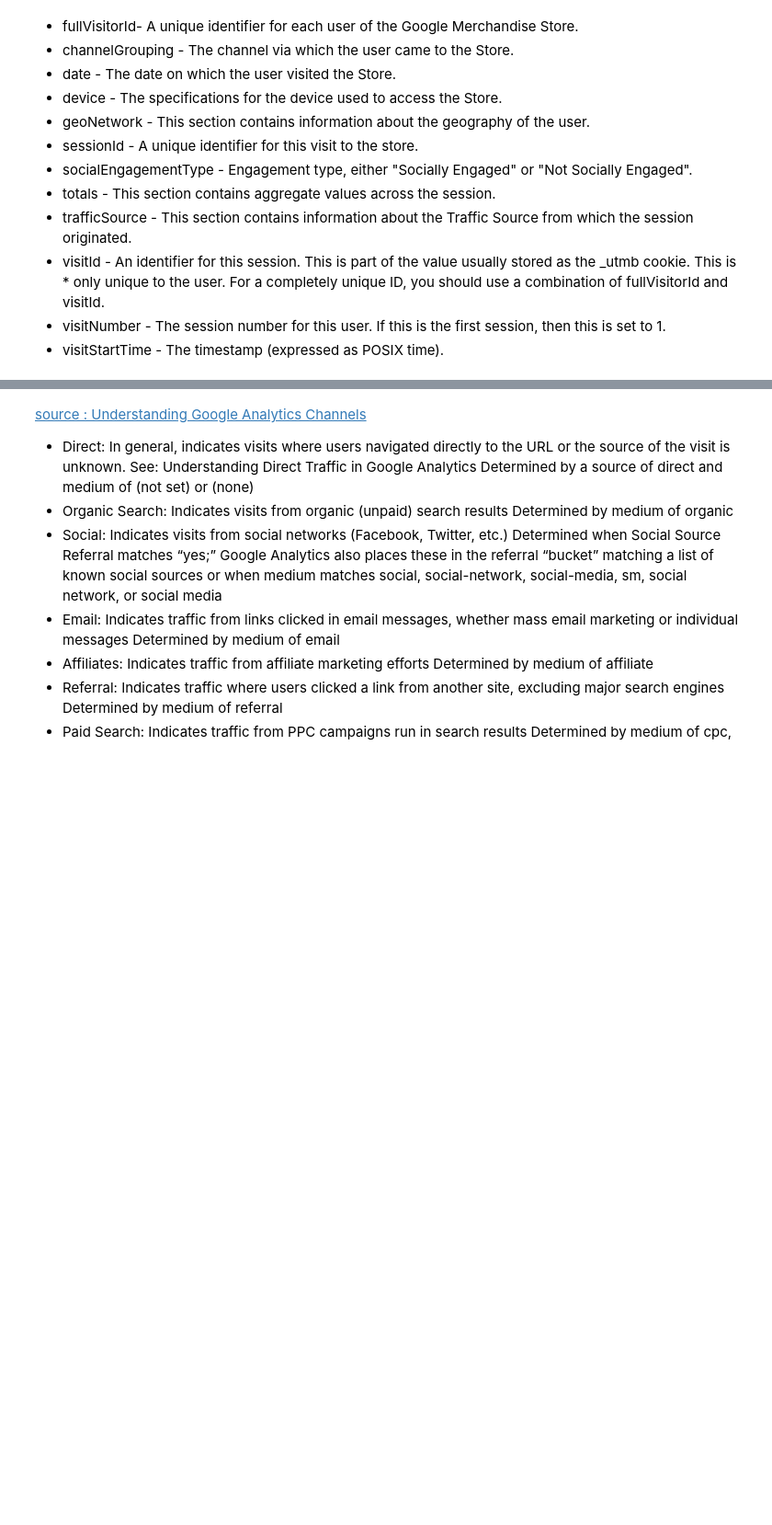
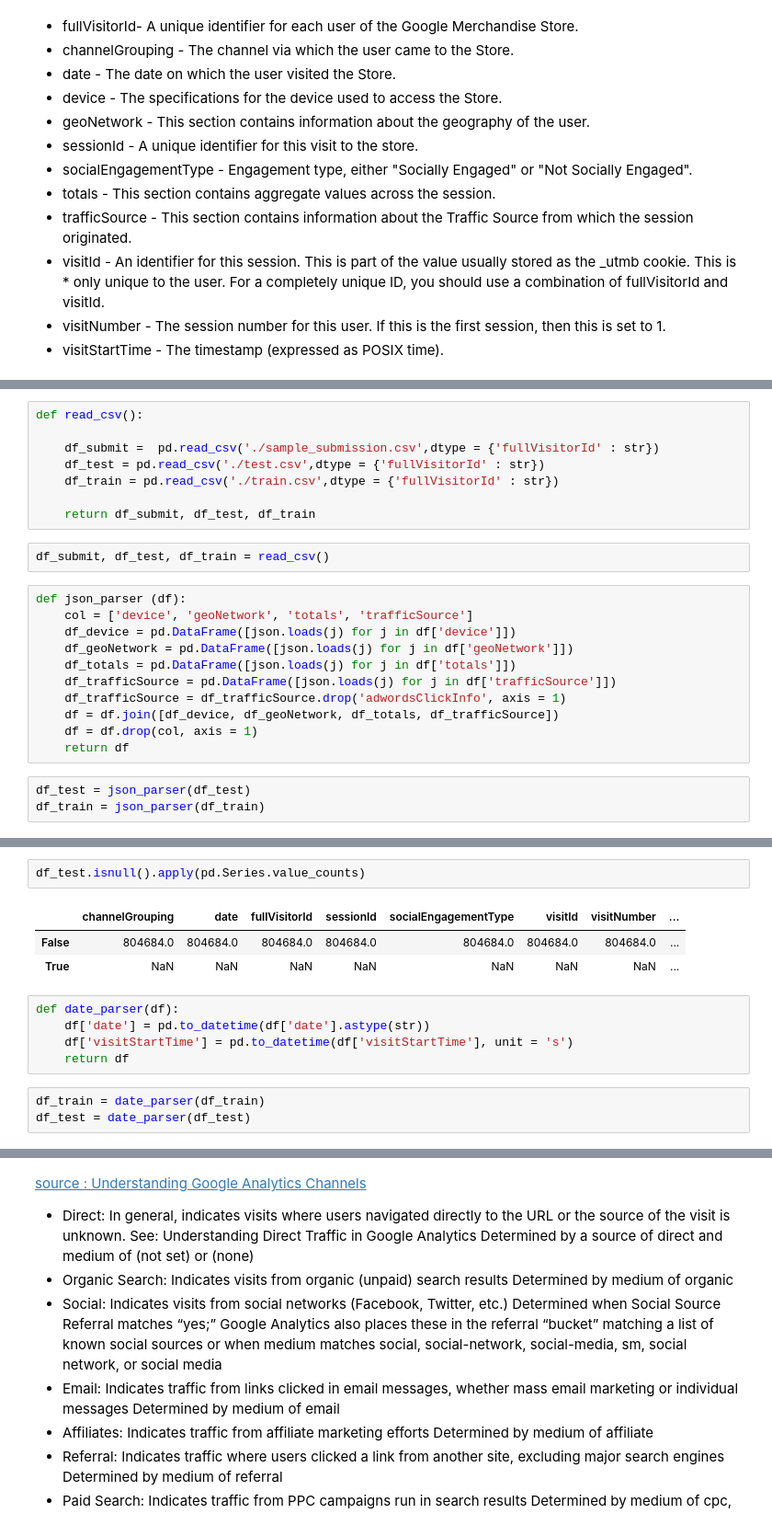
Before and after one commit to kuonumber/Google-Analytics_Customer_Revenue_Prediction, a Jupyter notebook: 201801008_revenue_prediction.ipynb, the cells around one changed output, grey strips where cells are left out. Shown at 92% size. Cells and saved outputs as stored; diff of their text form; blank space fills up the shorter version.

```diff
--- a/201801008_revenue_prediction.ipynb
+++ b/201801008_revenue_prediction.ipynb
@@ -52,0 +27,24 @@ df_train = pd.read_csv('./train.csv')
+# %%
+def read_csv():
+
+    df_submit =  pd.read_csv('./sample_submission.csv',dtype = {'fullVisitorId' : str})
+    df_test = pd.read_csv('./test.csv',dtype = {'fullVisitorId' : str})
+    df_train = pd.read_csv('./train.csv',dtype = {'fullVisitorId' : str})
+
+    return df_submit, df_test, df_train
+# %%
+df_submit, df_test, df_train = read_csv()
+# %%
+def json_parser (df):
+    col = ['device', 'geoNetwork', 'totals', 'trafficSource']
+    df_device = pd.DataFrame([json.loads(j) for j in df['device']])
+    df_geoNetwork = pd.DataFrame([json.loads(j) for j in df['geoNetwork']])
+    df_totals = pd.DataFrame([json.loads(j) for j in df['totals']])
+    df_trafficSource = pd.DataFrame([json.loads(j) for j in df['trafficSource']])
+    df_trafficSource = df_trafficSource.drop('adwordsClickInfo', axis = 1)
+    df = df.join([df_device, df_geoNetwork, df_totals, df_trafficSource])
+    df = df.drop(col, axis = 1)
+    return df
+# %%
+df_test = json_parser(df_test)
+df_train = json_parser(df_train)
@@ -52,0 +69,14 @@ df_train = pd.read_csv('./train.csv')
+# %%
+df_test.isnull().apply(pd.Series.value_counts)
+# %% [output]
+|  | channelGrouping | date | fullVisitorId | sessionId | socialEngagementType | visitId | visitNumber | ... |
+| False | 804684.0 | 804684.0 | 804684.0 | 804684.0 | 804684.0 | 804684.0 | 804684.0 | ... |
+| True | NaN | NaN | NaN | NaN | NaN | NaN | NaN | ... |
+# %%
+def date_parser(df):
+    df['date'] = pd.to_datetime(df['date'].astype(str))
+    df['visitStartTime'] = pd.to_datetime(df['visitStartTime'], unit = 's')
+    return df
+# %%
+df_train = date_parser(df_train)
+df_test = date_parser(df_test)
```
Also changed, not shown: parts of 56 cells of this notebook.
